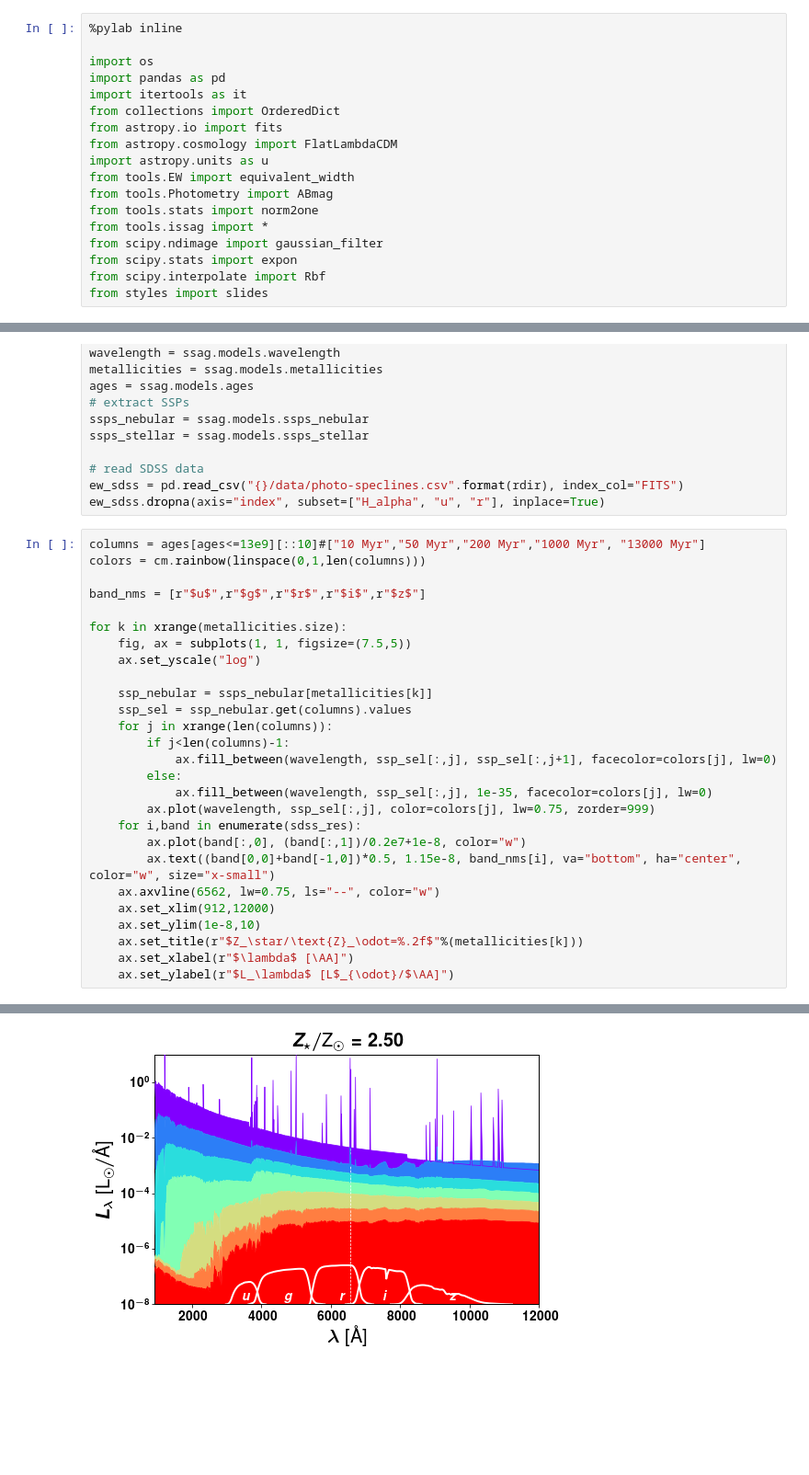
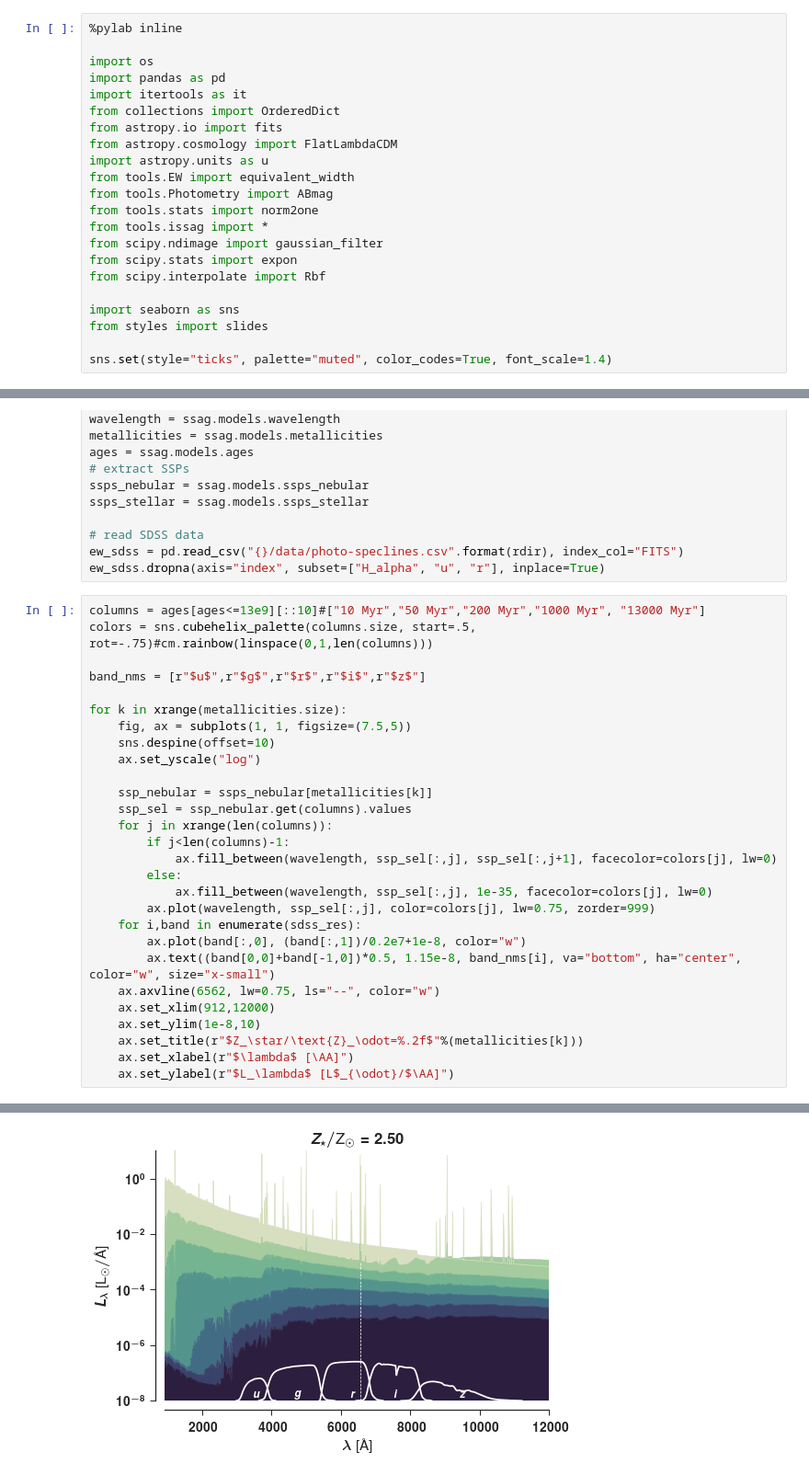
Before and after one commit to ajmejia/photo-ew, a Jupyter notebook: notebooks/proof-of-concept.ipynb, the cells around one changed output, grey strips where cells are left out. Shown at 92% size. Drawn from its saved outputs; the diff is of its cells as text; blank space fills up the shorter version.

Commit message:
added plots for proposal

```diff
--- a/notebooks/proof-of-concept.ipynb
+++ b/notebooks/proof-of-concept.ipynb
@@ -15,7 +15,11 @@ from tools.issag import *
 from scipy.ndimage import gaussian_filter
 from scipy.stats import expon
 from scipy.interpolate import Rbf
+
+import seaborn as sns
 from styles import slides
+
+sns.set(style="ticks", palette="muted", color_codes=True, font_scale=1.4)
 # %% [output]
 Populating the interactive namespace from numpy and matplotlib
 # %%
@@ -65,12 +69,13 @@ ew_sdss = pd.read_csv("{}/data/photo-speclines.csv".format(rdir), index_col="FIT
 ew_sdss.dropna(axis="index", subset=["H_alpha", "u", "r"], inplace=True)
 # %%
 columns = ages[ages<=13e9][::10]#["10 Myr","50 Myr","200 Myr","1000 Myr", "13000 Myr"]
-colors = cm.rainbow(linspace(0,1,len(columns)))
+colors = sns.cubehelix_palette(columns.size, start=.5, rot=-.75)#cm.rainbow(linspace(0,1,len(columns)))
 
 band_nms = [r"$u$",r"$g$",r"$r$",r"$i$",r"$z$"]
 
 for k in xrange(metallicities.size):
     fig, ax = subplots(1, 1, figsize=(7.5,5))
+    sns.despine(offset=10)
     ax.set_yscale("log")
 
     ssp_nebular = ssps_nebular[metallicities[k]]
@@ -98,4 +103,4 @@ for k in xrange(metallicities.size):
-[figure, old version]
+[figure, new version]
 # %%
 # First Approach to the colour-EW correlation
 # In rest-frame, compute the SDSS colours & equivalent widths
```
Also changed, not shown: parts of 8 cells of this notebook.
